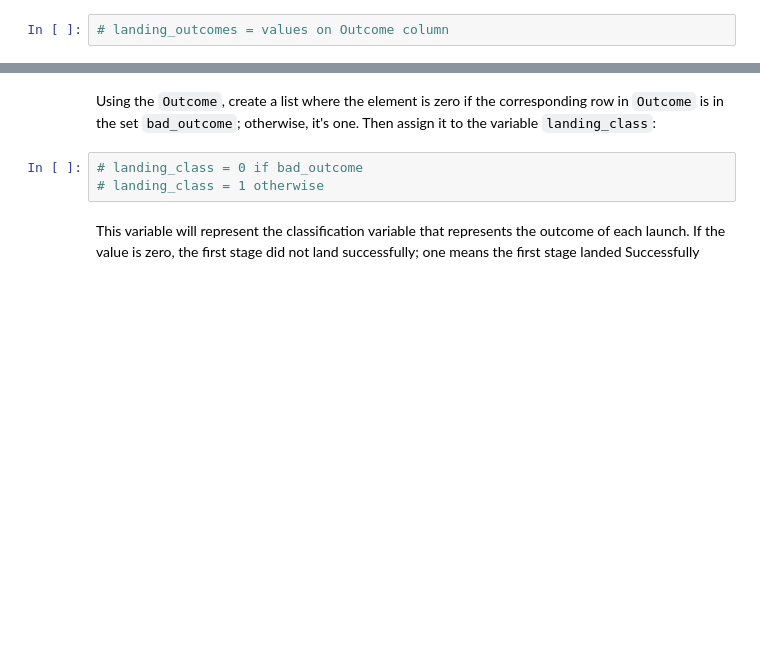
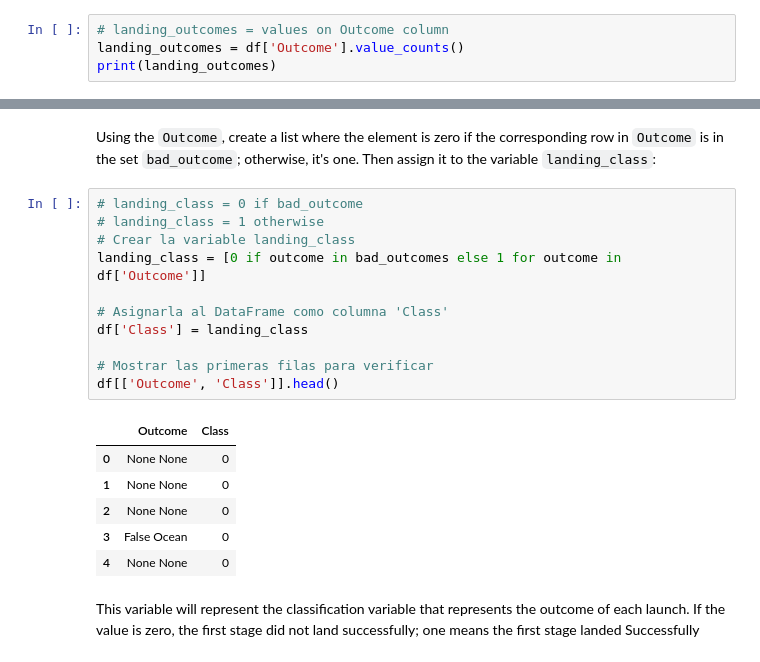
Before and after one commit to aceagarces/Ciencia-de-datos-aplicada-Capstone, a Jupyter notebook: labs-jupyter-spacex-Data wrangling.ipynb, the cells around one changed output, grey strips where cells are left out. Saved outputs shown, nothing was run; the diff lists cells and outputs as text; blank space fills up the shorter version.

```diff
--- a/labs-jupyter-spacex-Data wrangling.ipynb
+++ b/labs-jupyter-spacex-Data wrangling.ipynb
@@ -197,3 +210,5 @@ some are shown in the following plot:
 Use the method <code>.value_counts()</code> on the column <code>Outcome</code> to determine the number of <code>landing_outcomes</code>.Then assign it to a variable landing_outcomes.
 # %%
 # landing_outcomes = values on Outcome column
+landing_outcomes = df['Outcome'].value_counts()
+print(landing_outcomes)
@@ -211,9 +248,24 @@ bad_outcomes
 ### TASK 4: Create a landing outcome label from Outcome column
 # %% [markdown]
 Using the <code>Outcome</code>,  create a list where the element is zero if the corresponding  row  in  <code>Outcome</code> is in the set <code>bad_outcome</code>; otherwise, it's one. Then assign it to the variable <code>landing_class</code>:
-# %%
-# landing_class = 0 if bad_outcome
-# landing_class = 1 otherwise
+# %%
+# landing_class = 0 if bad_outcome
+# landing_class = 1 otherwise
+# Crear la variable landing_class
+landing_class = [0 if outcome in bad_outcomes else 1 for outcome in df['Outcome']]
+
+# Asignarla al DataFrame como columna 'Class'
+df['Class'] = landing_class
+
+# Mostrar las primeras filas para verificar
+df[['Outcome', 'Class']].head()
+# %% [output]
+|  | Outcome | Class |
+| 0 | None None | 0 |
+| 1 | None None | 0 |
+| 2 | None None | 0 |
+| 3 | False Ocean | 0 |
+| 4 | None None | 0 |
 # %% [markdown]
 This variable will represent the classification variable that represents the outcome of each launch. If the value is zero, the  first stage did not land successfully; one means  the first stage landed Successfully
 # %%
```
Also changed, not shown: parts of 9 cells of this notebook.
